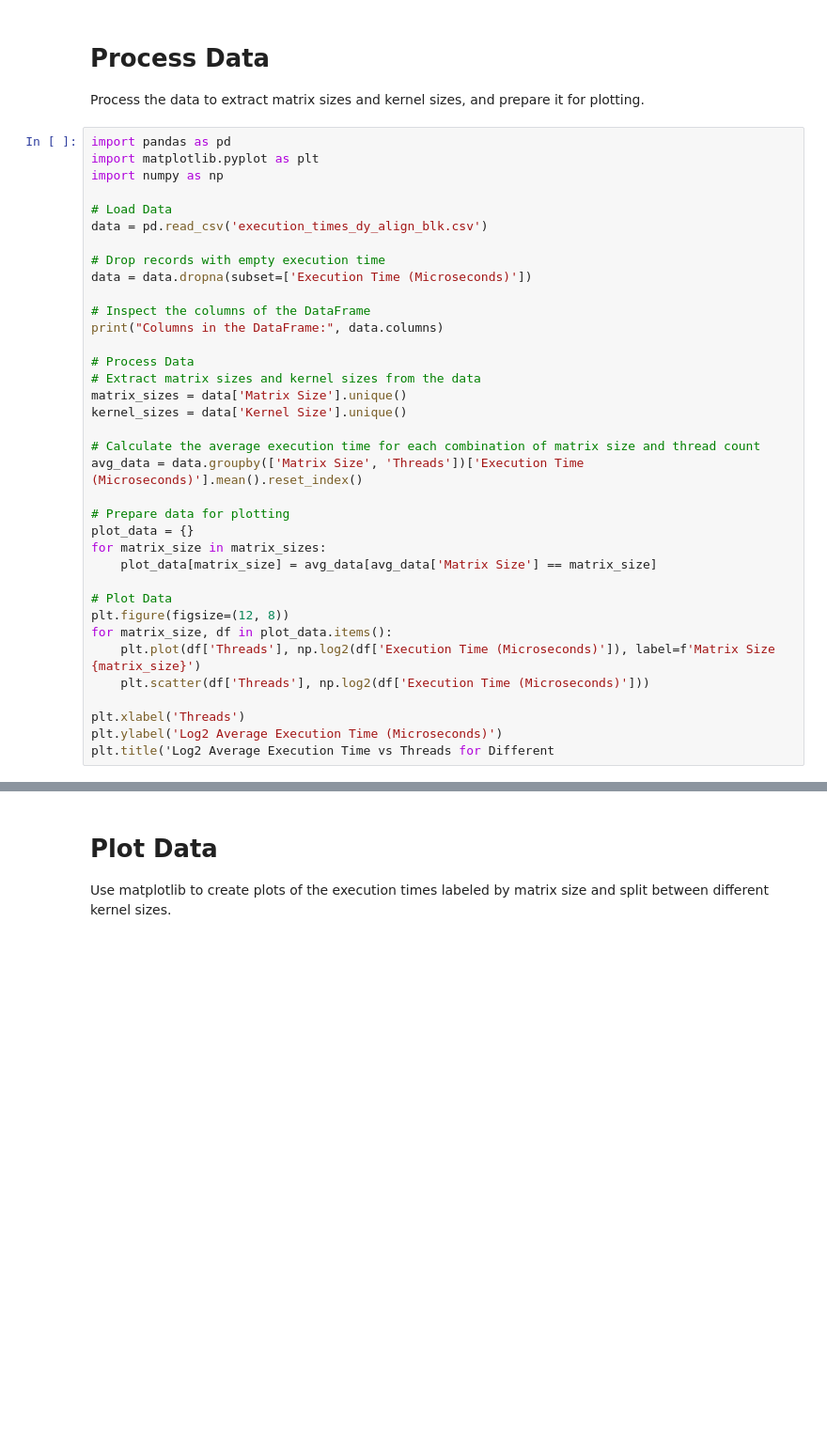
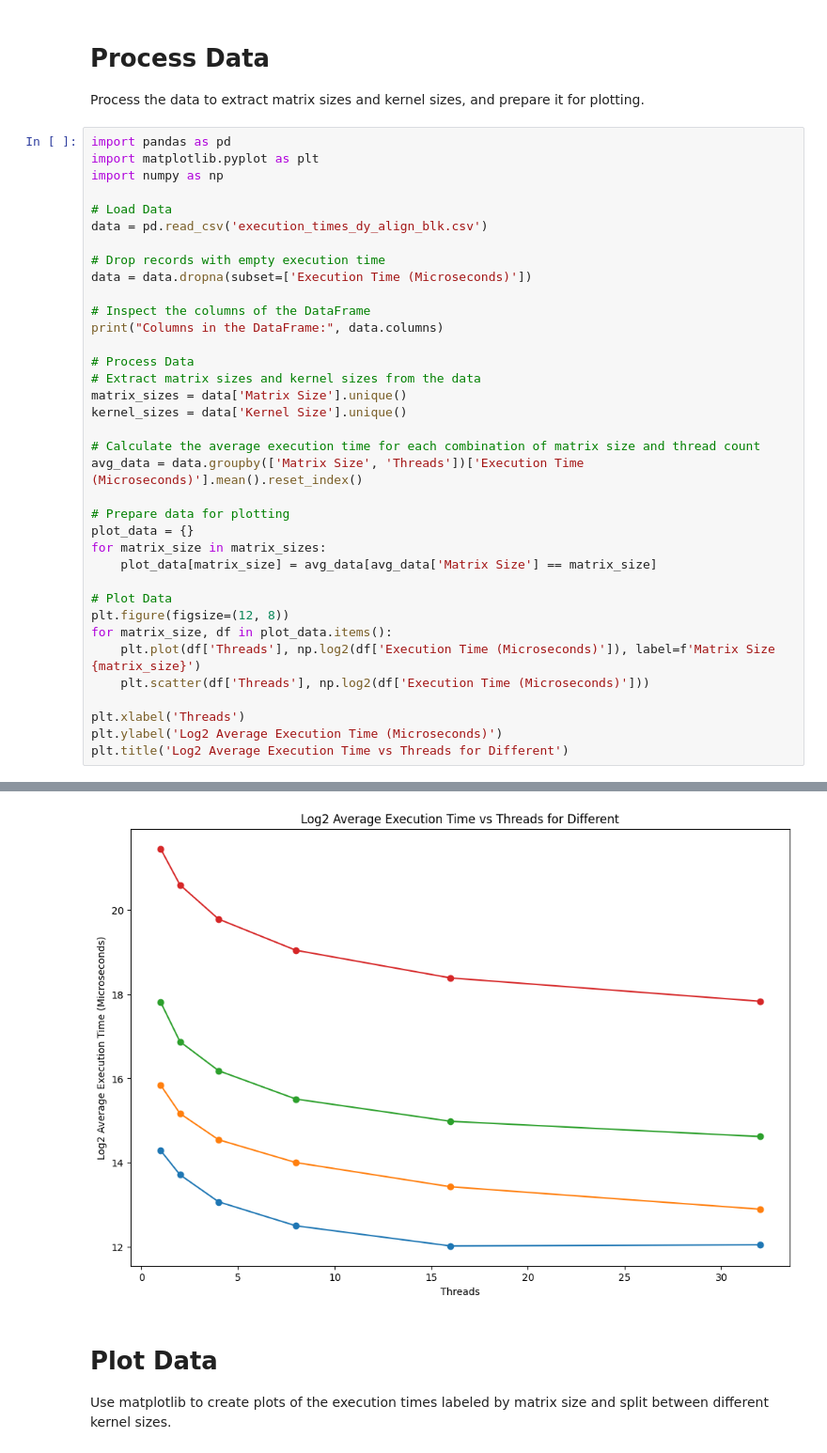
Before and after one commit to geeklad001/NTU-HPC-HW2, a Jupyter notebook: Visualization.ipynb, the cells around one changed output, grey strips where cells are left out. Shown at 94% size. Drawn from its saved outputs; the diff is of its cells as text; blank space fills up the shorter version.

Commit message:
Add visualization

```diff
--- a/Visualization.ipynb
+++ b/Visualization.ipynb
@@ -59,5 +59,5 @@ for matrix_size, df in plot_data.items():
 
 plt.xlabel('Threads')
 plt.ylabel('Log2 Average Execution Time (Microseconds)')
-plt.title('Log2 Average Execution Time vs Threads for Different
+plt.title('Log2 Average Execution Time vs Threads for Different')
 # %% [output]
@@ -65,3 +68,4 @@ SyntaxError: unterminated string literal (detected at line 35) (1838952509.py, l
+[figure, added]
 # %% [markdown]
 # Plot Data
 Use matplotlib to create plots of the execution times labeled by matrix size and split between different kernel sizes.
```
Also changed, not shown: parts of 6 cells of this notebook.
